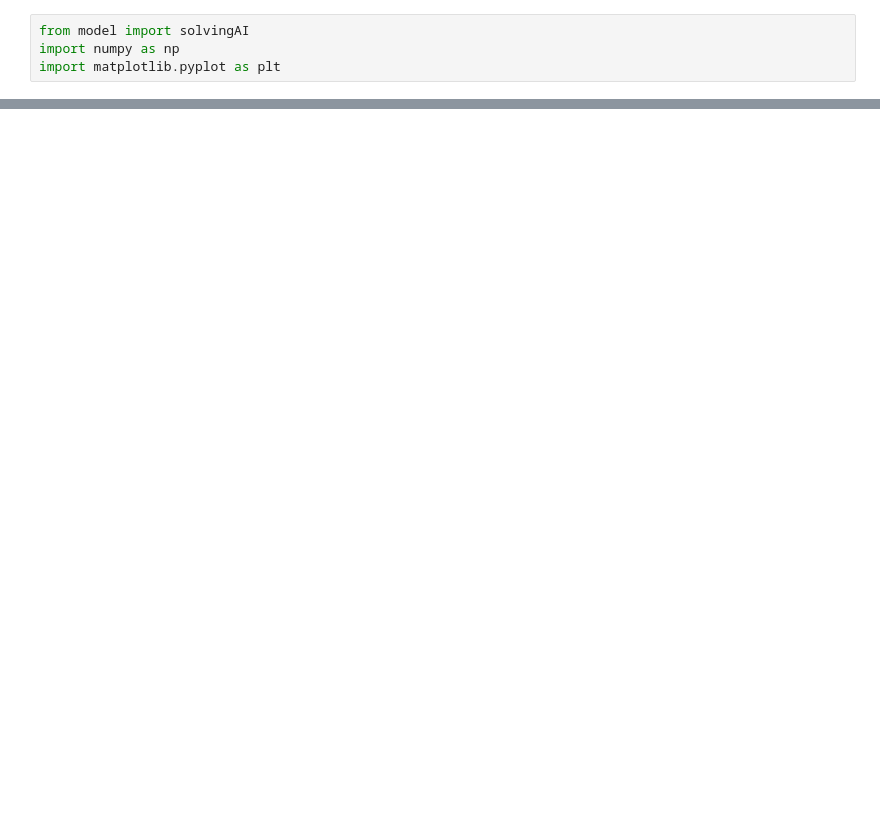
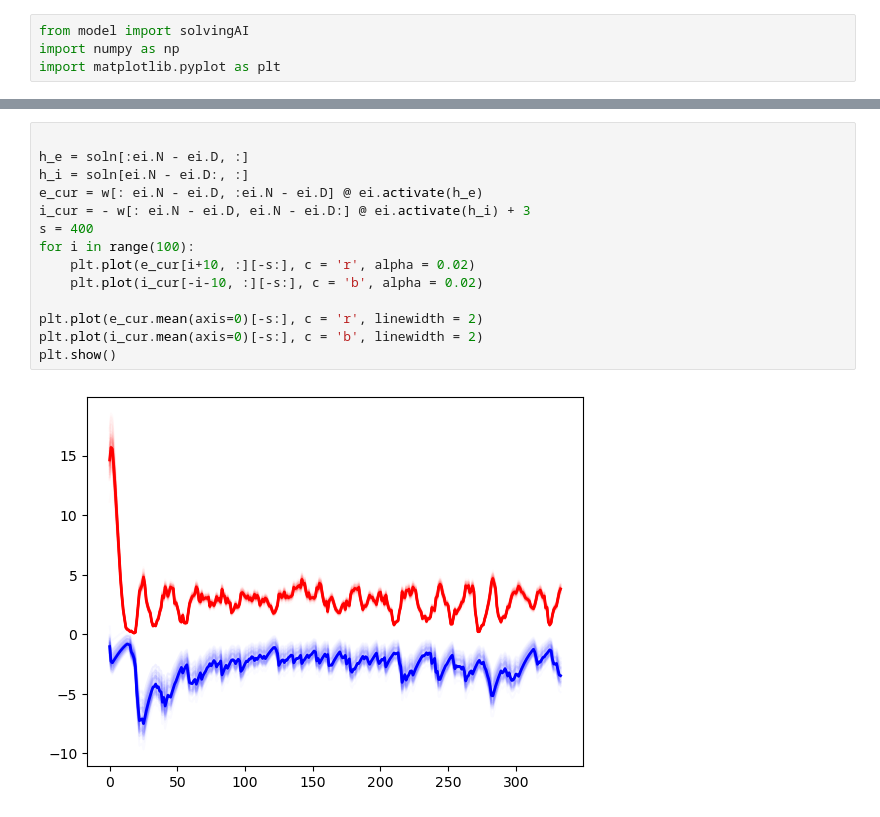
Before and after one commit to kyralianaka/solvingAI, a Jupyter notebook: plotting.ipynb, the cells around one changed output, grey strips where cells are left out. Cells and saved outputs as stored; diff of their text form; blank space fills up the shorter version.

```diff
--- a/plotting.ipynb
+++ b/plotting.ipynb
@@ -16,0 +17,16 @@ plt.show()
+# %%
+
+h_e = soln[:ei.N - ei.D, :]
+h_i = soln[ei.N - ei.D:, :]
+e_cur = w[: ei.N - ei.D, :ei.N - ei.D] @ ei.activate(h_e)
+i_cur = - w[: ei.N - ei.D, ei.N - ei.D:] @ ei.activate(h_i) + 3
+s = 400
+for i in range(100):
+    plt.plot(e_cur[i+10, :][-s:], c = 'r', alpha = 0.02)
+    plt.plot(i_cur[-i-10, :][-s:], c = 'b', alpha = 0.02)
+
+plt.plot(e_cur.mean(axis=0)[-s:], c = 'r', linewidth = 2)
+plt.plot(i_cur.mean(axis=0)[-s:], c = 'b', linewidth = 2)
+plt.show()
+# %% [output]
+[figure, added]
```
Also changed, not shown: parts of 6 cells of this notebook, 1 other file.
